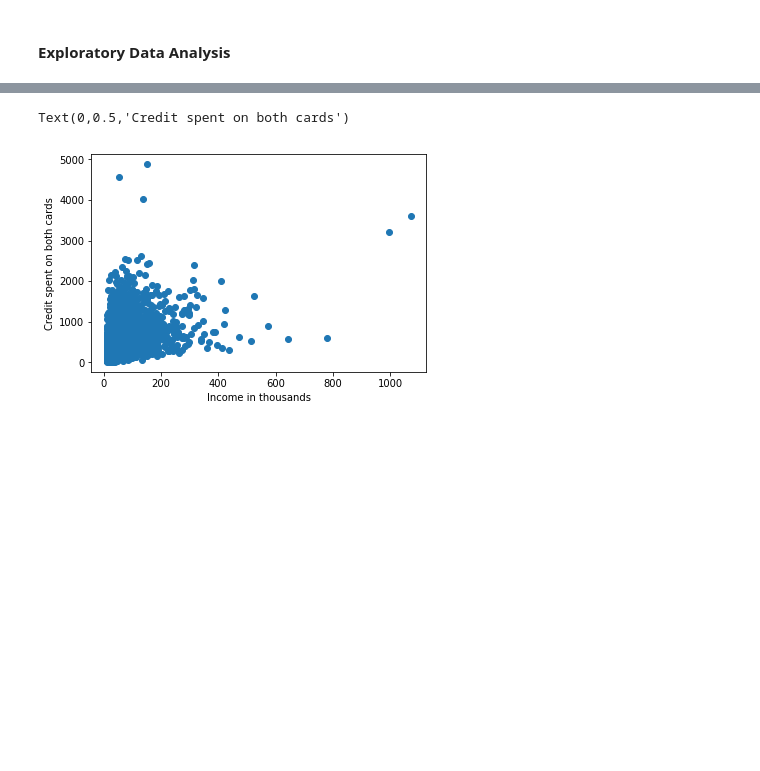
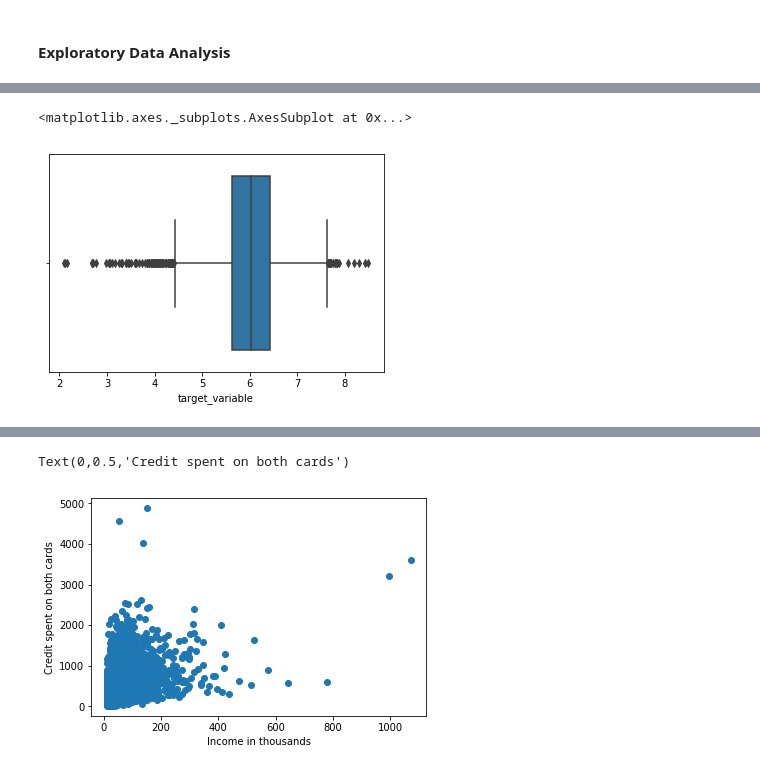
Before and after one commit to mohan-aditya05/credit_card_spend_regression, a Jupyter notebook: Credit Card Spend Prediction.ipynb, the cells around one changed output, grey strips where cells are left out. Cells and saved outputs as stored; diff of their text form; code cells hidden in the pictures; blank space fills up the shorter version.

```diff
--- a/Credit Card Spend Prediction.ipynb
+++ b/Credit Card Spend Prediction.ipynb
@@ -170,0 +221,5 @@ target_variable=data['cardspent']+data['card2spent'] #Extracting our target vari
+# %%
+sns.boxplot(data['target_variable'])
+# %% [output]
+<matplotlib.axes._subplots.AxesSubplot at 0x...>
+[figure, added]
```
Also changed, not shown: parts of 32 cells of this notebook.
